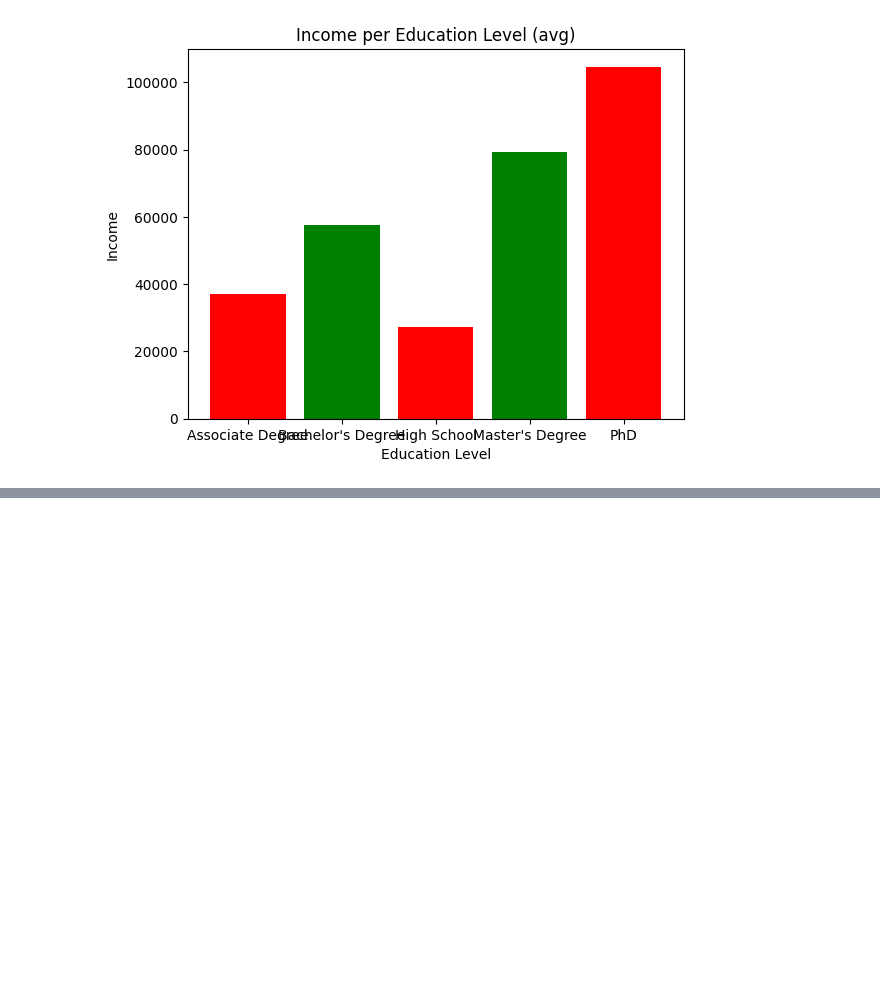
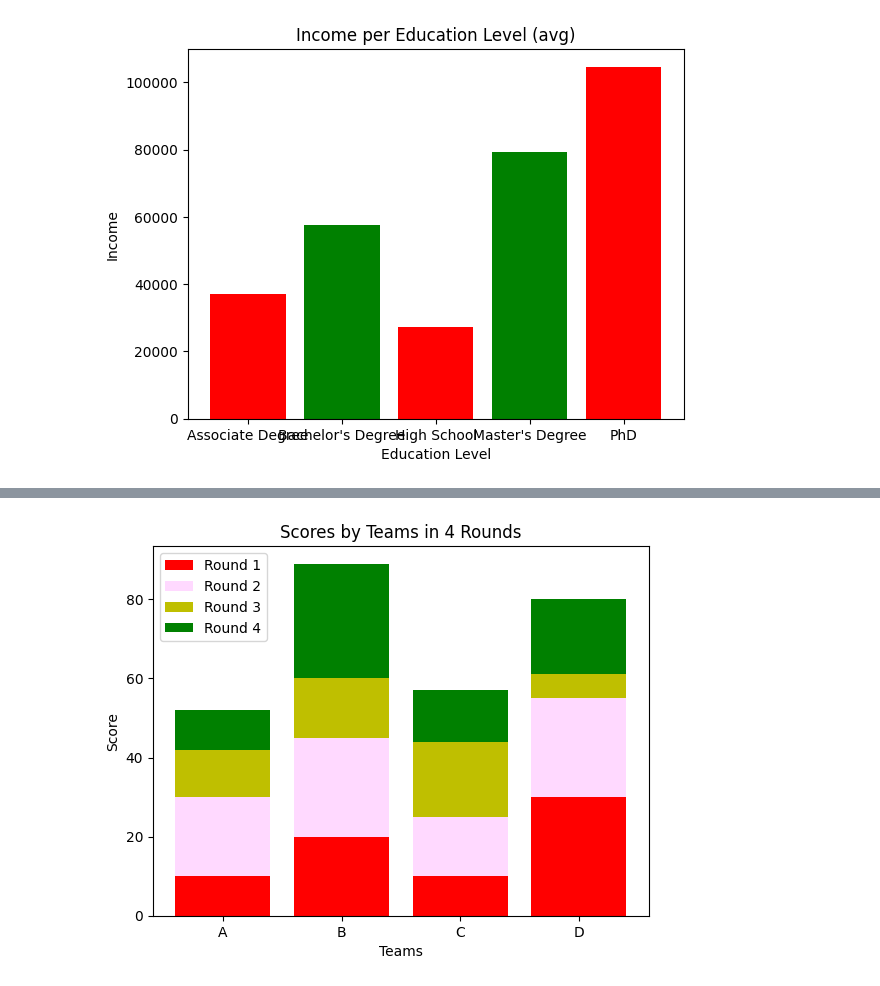
Before and after one commit to ShaQ90/week3_project, a Jupyter notebook: notebooks/data_testing_tiago.ipynb, the cells around one changed output, grey strips where cells are left out. Cells and saved outputs as stored; diff of their text form; code cells hidden in the pictures; blank space fills up the shorter version.

```diff
--- a/notebooks/data_testing_tiago.ipynb
+++ b/notebooks/data_testing_tiago.ipynb
@@ -169,0 +147,20 @@ func.plot_drawing_single(df_new,"avg")
+# %%
+# create data
+x = ['A', 'B', 'C', 'D']  #columns[0- to - len-1]
+y1 = np.array([10, 20, 10, 30]) #df_new["A"].iloc[0]+df_
+y2 = np.array([20, 25, 15, 25])
+y3 = np.array([12, 15, 19, 6])
+y4 = np.array([10, 29, 13, 19])
+
+# plot bars in stack manner
+plt.bar(x, y1, color='r')
+plt.bar(x, y2, bottom=y1, color=(1,0.85,1))
+plt.bar(x, y3, bottom=y1+y2, color='y')
+plt.bar(x, y4, bottom=y1+y2+y3, color='g')
+plt.xlabel("Teams")
+plt.ylabel("Score")
+plt.legend(["Round 1", "Round 2", "Round 3", "Round 4"])
+plt.title("Scores by Teams in 4 Rounds")
+plt.show()
+# %% [output]
+[figure, added]
```
Also changed, not shown: parts of 10 cells of this notebook, 3 other files.
